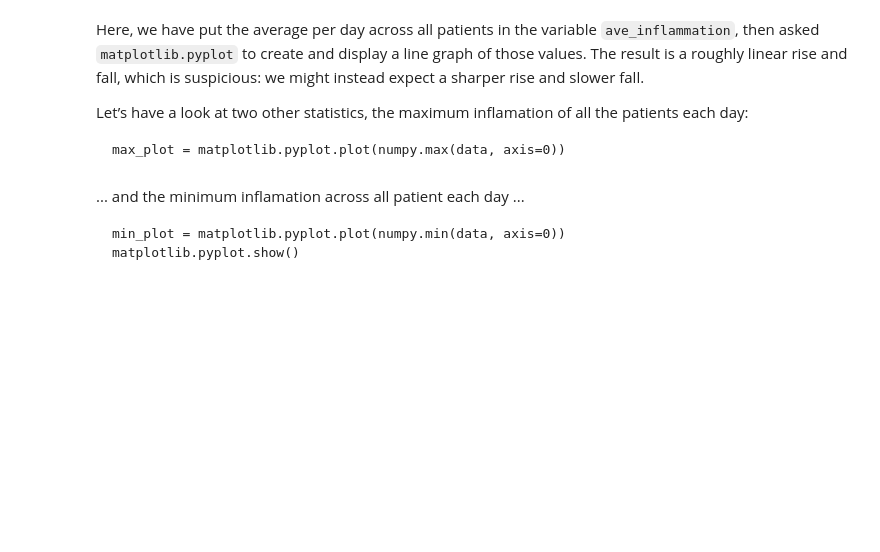
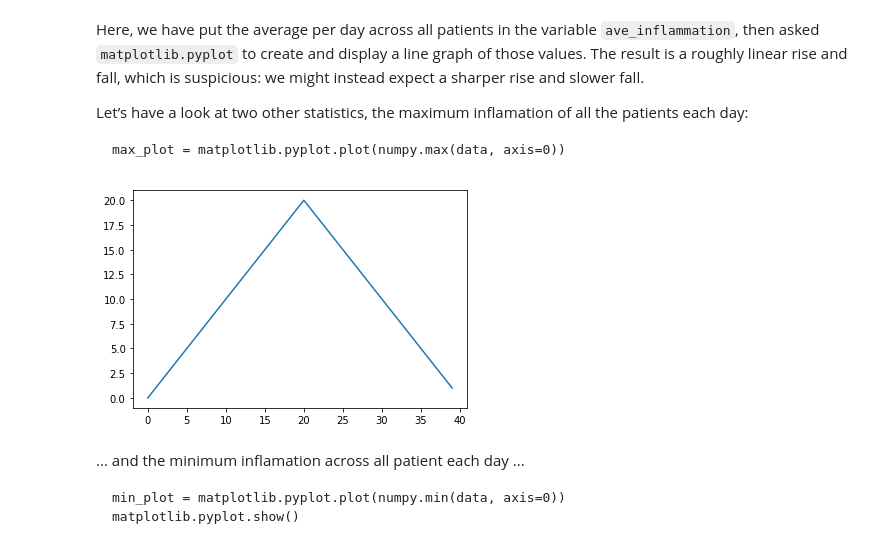
Before and after one commit to smpgsara/2019-07-24-intro-to-python-workshop, a Jupyter notebook: lessons/python/ep1-introduction.ipynb, the cells around one changed output. Saved outputs shown, nothing was run; the diff lists cells and outputs as text; code cells hidden in the pictures; blank space fills up the shorter version.

````diff
--- a/lessons/python/ep1-introduction.ipynb
+++ b/lessons/python/ep1-introduction.ipynb
@@ -530,6 +637,10 @@ Let’s have a look at two other statistics, the maximum inflamation of all the
 ```
 max_plot = matplotlib.pyplot.plot(numpy.max(data, axis=0))
 ```
+# %%
+max_plot = matplotlib.pyplot.plot(numpy.max(data, axis=0))
+# %% [output]
+[figure, added]
 # %% [markdown]
 ... and the minimum inflamation across all patient each day ...
 ```
````
Also changed, not shown: parts of 28 cells of this notebook.
